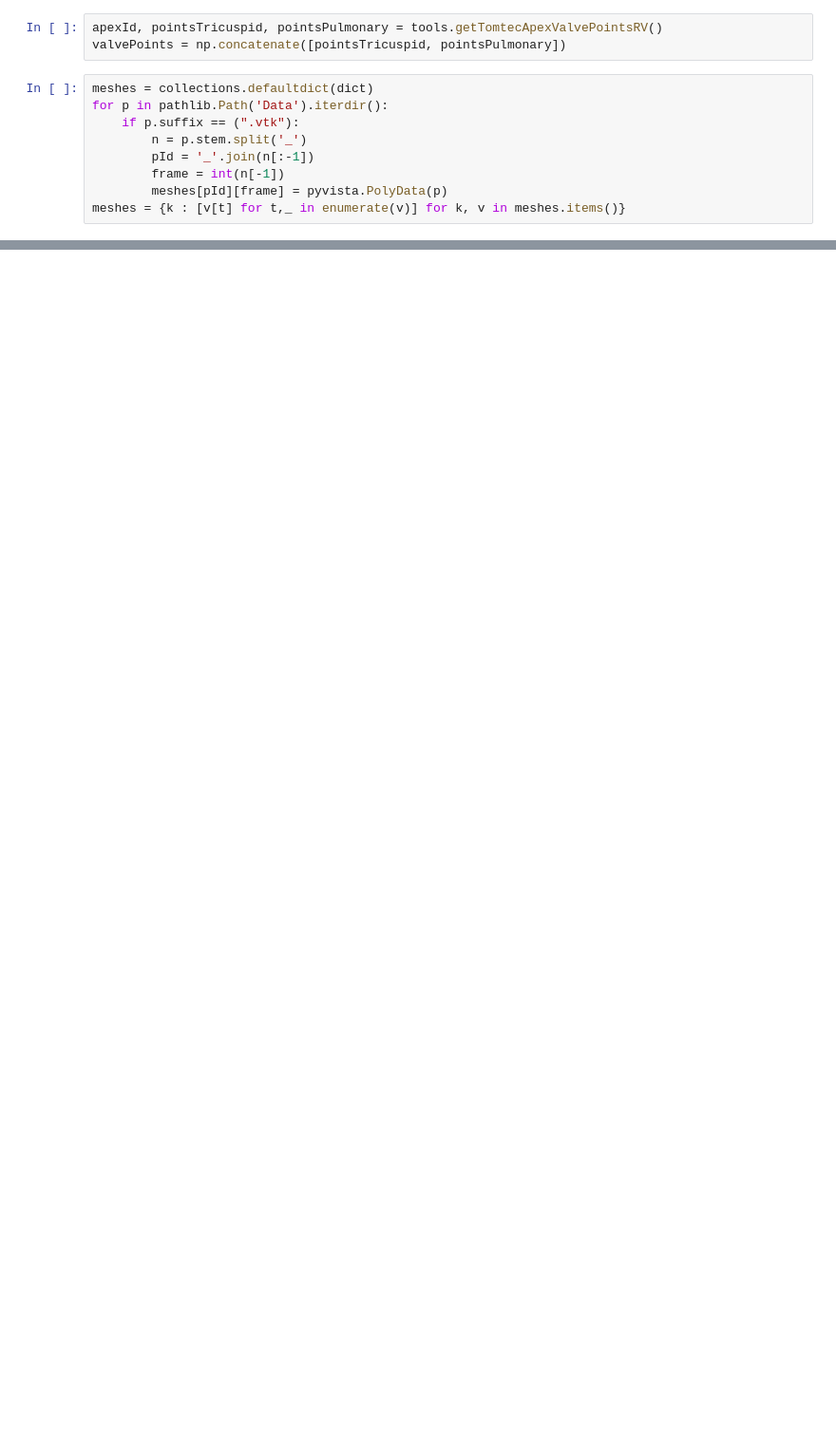
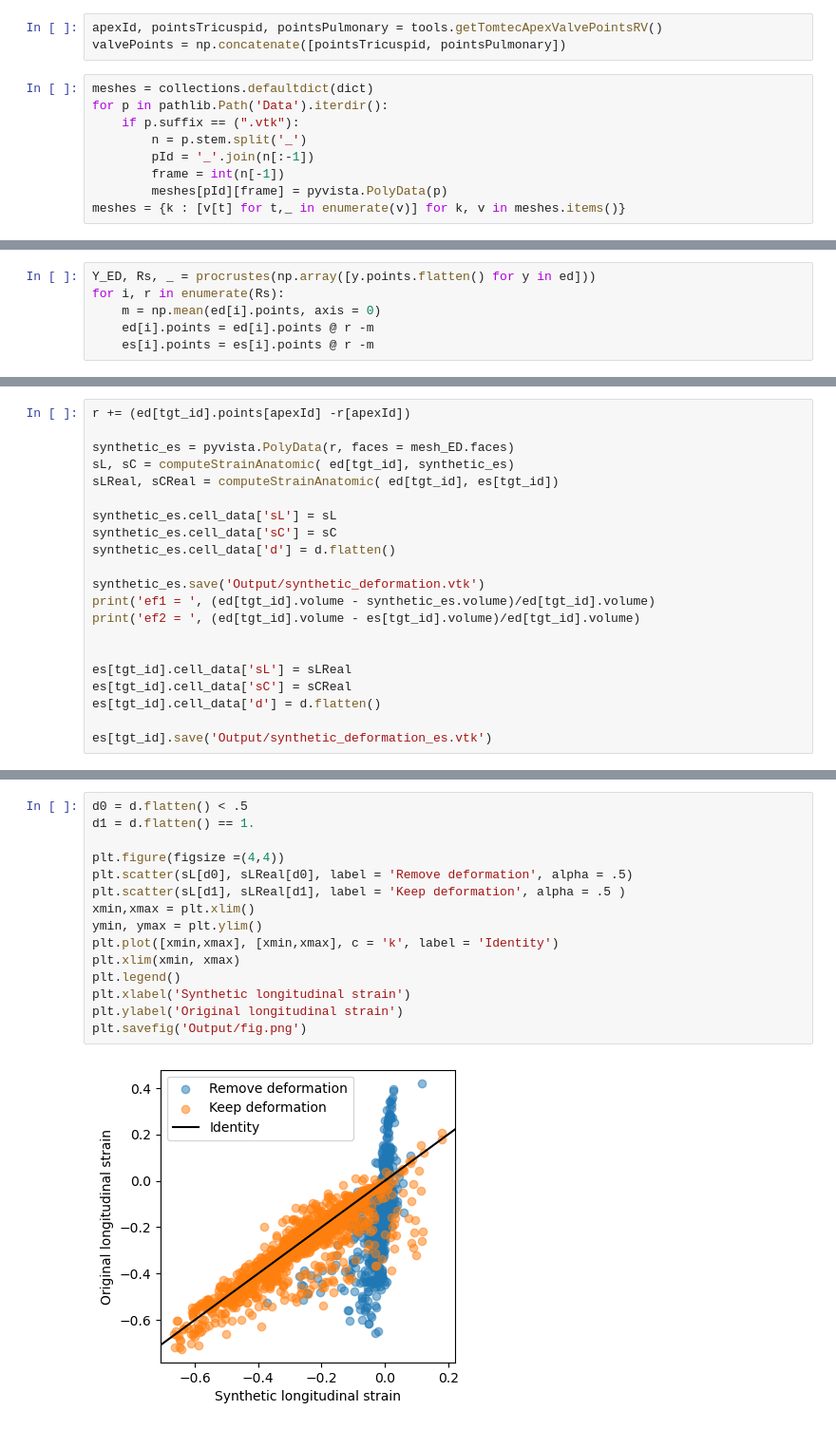
Before and after one commit to gbernardino/rvmep, a Jupyter notebook: strainReconstruction.ipynb, the cells around one changed output, grey strips where cells are left out. Shown: that part at 95% size. Cells and saved outputs as stored; diff of their text form; blank space fills up the shorter version.

```diff
--- a/strainReconstruction.ipynb
+++ b/strainReconstruction.ipynb
@@ -84,0 +98,6 @@ n_gls_min, n_glc_min = names[id_gls_min], names[id_glc_min]
+# %%
+Y_ED, Rs, _ = procrustes(np.array([y.points.flatten() for y in ed]))
+for i, r in enumerate(Rs):
+    m = np.mean(ed[i].points, axis = 0)
+    ed[i].points = ed[i].points @ r -m
+    es[i].points = es[i].points @ r -m
@@ -84,0 +166,21 @@ n_gls_min, n_glc_min = names[id_gls_min], names[id_glc_min]
+# %%
+r += (ed[tgt_id].points[apexId] -r[apexId])
+
+synthetic_es = pyvista.PolyData(r, faces = mesh_ED.faces)
+sL, sC = computeStrainAnatomic( ed[tgt_id], synthetic_es)
+sLReal, sCReal = computeStrainAnatomic( ed[tgt_id], es[tgt_id])
+
+synthetic_es.cell_data['sL'] = sL
+synthetic_es.cell_data['sC'] = sC
+synthetic_es.cell_data['d'] = d.flatten()
+
+synthetic_es.save('Output/synthetic_deformation.vtk')
+print('ef1 = ', (ed[tgt_id].volume - synthetic_es.volume)/ed[tgt_id].volume)
+print('ef2 = ', (ed[tgt_id].volume - es[tgt_id].volume)/ed[tgt_id].volume)
+
+
+es[tgt_id].cell_data['sL'] = sLReal
+es[tgt_id].cell_data['sC'] = sCReal
+es[tgt_id].cell_data['d'] = d.flatten()
+
+es[tgt_id].save('Output/synthetic_deformation_es.vtk')
@@ -84,0 +190,17 @@ n_gls_min, n_glc_min = names[id_gls_min], names[id_glc_min]
+# %%
+d0 = d.flatten() < .5
+d1 = d.flatten() == 1.
+
+plt.figure(figsize =(4,4))
+plt.scatter(sL[d0], sLReal[d0], label = 'Remove deformation', alpha = .5)
+plt.scatter(sL[d1], sLReal[d1], label = 'Keep deformation', alpha = .5 )
+xmin,xmax = plt.xlim()
+ymin, ymax = plt.ylim()
+plt.plot([xmin,xmax], [xmin,xmax], c = 'k', label = 'Identity')
+plt.xlim(xmin, xmax)
+plt.legend()
+plt.xlabel('Synthetic longitudinal strain')
+plt.ylabel('Original longitudinal strain')
+plt.savefig('Output/fig.png')
+# %% [output]
+[figure, added]
```
Also changed, not shown: parts of 35 cells of this notebook, 1 other file.
